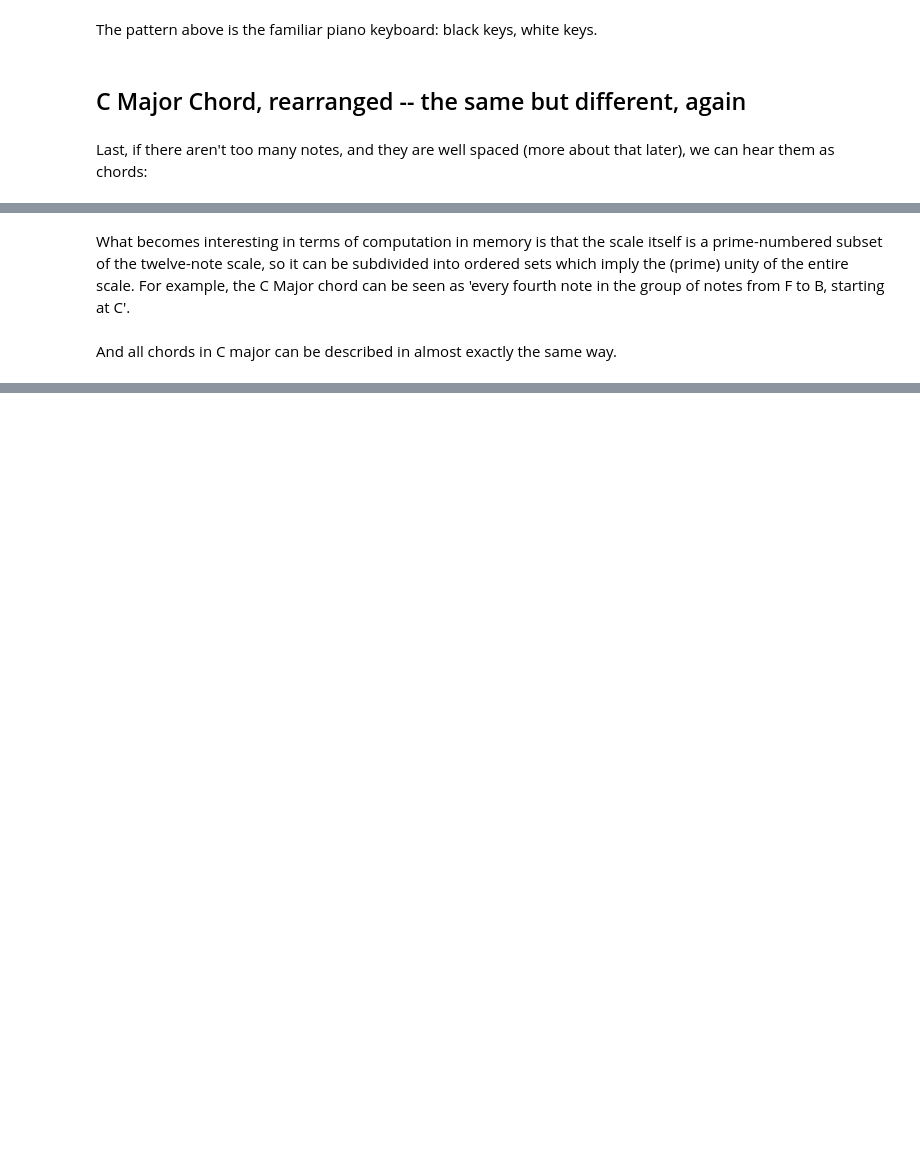
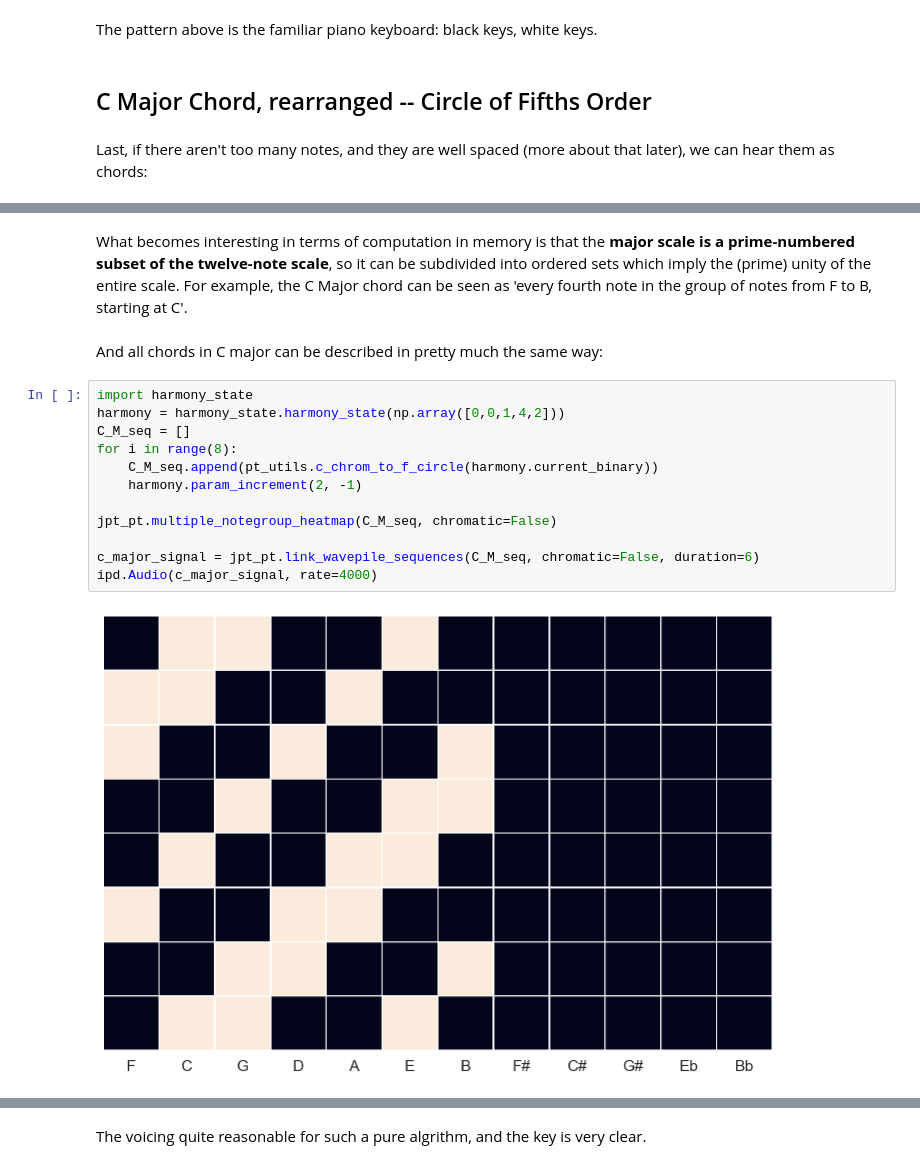
Before and after one commit to timsum/harmonypartition, a Jupyter notebook: jup/Chapter_1b_Twelve_Pitches-Again.ipynb, the cells around one changed output, grey strips where cells are left out. Saved outputs shown, nothing was run; the diff lists cells and outputs as text; blank space fills up the shorter version.

```diff
--- a/jup/Chapter_1b_Twelve_Pitches-Again.ipynb
+++ b/jup/Chapter_1b_Twelve_Pitches-Again.ipynb
@@ -33,7 +44,7 @@ ipd.Audio(jpt_pt.notegroup_wavestep(CM_scale, chromatic=False), rate=4000)
 # %% [markdown]
 The pattern above is the familiar piano keyboard: black keys, white keys.
 # %% [markdown]
-## C Major Chord, rearranged -- the same but different, again
+## C Major Chord, rearranged -- Circle of Fifths Order
 # %% [markdown]
 Last, if there aren't too many notes, and they are well spaced (more about that later), we can hear them as chords:
 # %%
@@ -48,6 +59,20 @@ ipd.Audio(c_major_signal, rate=4000)
 [figure]
 [interactive output not drawn]
 # %% [markdown]
-What becomes interesting in terms of computation in memory is that the scale itself is a prime-numbered subset of the twelve-note scale, so it can be subdivided into ordered sets which imply the (prime) unity of the entire scale. For example, the C Major chord can be seen as 'every fourth note in the group of notes from F to B, starting at C'.
+What becomes interesting in terms of computation in memory is that the **major scale is a prime-numbered subset of the twelve-note scale**, so it can be subdivided into ordered sets which imply the (prime) unity of the entire scale. For example, the C Major chord can be seen as 'every fourth note in the group of notes from F to B, starting at C'.
 # %% [markdown]
-And all chords in C major can be described in almost exactly the same way.
+And all chords in C major can be described in pretty much the same way:
+# %%
+import harmony_state
+harmony = harmony_state.harmony_state(np.array([0,0,1,4,2]))
+C_M_seq = []
+for i in range(8):
+    C_M_seq.append(pt_utils.c_chrom_to_f_circle(harmony.current_binary))
+    harmony.param_increment(2, -1)
+
+jpt_pt.multiple_notegroup_heatmap(C_M_seq, chromatic=False)
+
+c_major_signal = jpt_pt.link_wavepile_sequences(C_M_seq, chromatic=False, duration=6)
+ipd.Audio(c_major_signal, rate=4000)
+# %% [output]
+[figure, added]
@@ -53,0 +80,2 @@ And all chords in C major can be described in almost exactly the same way.
+# %% [markdown]
+The voicing quite reasonable for such a pure algrithm, and the key is very clear.
```
Also changed, not shown: parts of 9 cells of this notebook, 7 other files.
